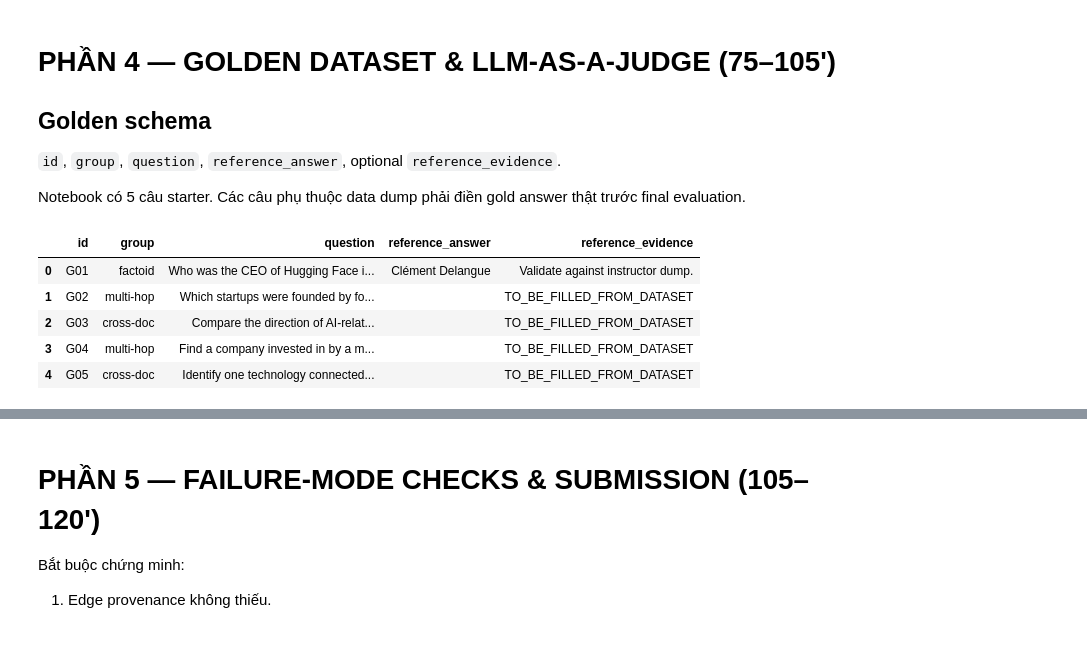
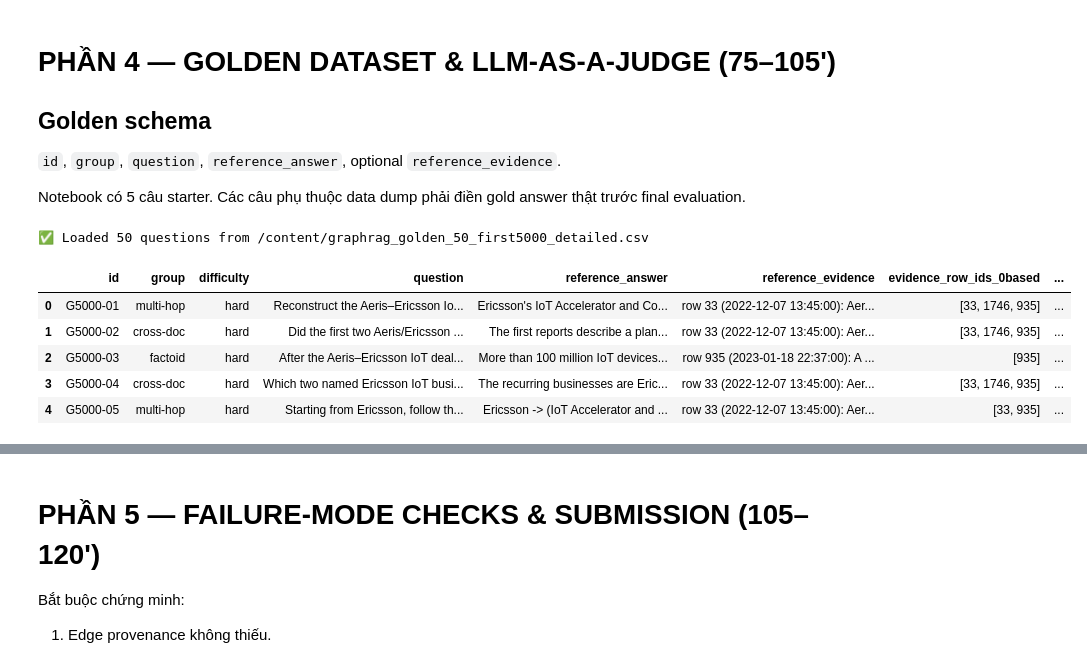
Before and after one commit to NguyenNhat4/K3-Track3-Lab19-GraphRAG, a Jupyter notebook: Day19_GraphRAG_vs_FlatRAG_Production_Lab_Guide.ipynb, the cells around one changed output, grey strips where cells are left out. Saved outputs shown, nothing was run; the diff lists cells and outputs as text; code cells hidden in the pictures.

```diff
--- a/Day19_GraphRAG_vs_FlatRAG_Production_Lab_Guide.ipynb
+++ b/Day19_GraphRAG_vs_FlatRAG_Production_Lab_Guide.ipynb
@@ -1329,60 +1329,45 @@ def answer_graph_rag(question):
 
 Notebook có 5 câu starter. Các câu phụ thuộc data dump phải điền gold answer thật trước final evaluation.
 # %%
-#@title 4.1 — 5 câu Golden starter
-GOLDEN_PATH = "/content/golden_dataset.csv"
+import pandas as pd
+from pathlib import Path
 
-starter_golden = pd.DataFrame([
-    {
-        "id":"G01","group":"factoid",
-        "question":"Who was the CEO of Hugging Face in 2023?",
-        "reference_answer":"Clément Delangue",
-        "reference_evidence":"Validate against instructor dump."
-    },
-    {
-        "id":"G02","group":"multi-hop",
-        "question":"Which startups were founded by former Microsoft employees and later received investment from Google?",
-        "reference_answer":"",
-        "reference_evidence":"TO_BE_FILLED_FROM_DATASET"
-    },
-    {
-        "id":"G03","group":"cross-doc",
-        "question":"Compare the direction of AI-related investments by Meta and Apple during 2023 using evidence from multiple articles.",
-        "reference_answer":"",
-        "reference_evidence":"TO_BE_FILLED_FROM_DATASET"
-    },
-    {
-        "id":"G04","group":"multi-hop",
-        "question":"Find a company invested in by a major technology company that also developed a named AI technology; identify both relations and dates.",
-        "reference_answer":"",
-        "reference_evidence":"TO_BE_FILLED_FROM_DATASET"
-    },
-    {
-        "id":"G05","group":"cross-doc",
-        "question":"Identify one technology connected to the same company in at least two news chunks and summarize how the relationship changed over time.",
-        "reference_answer":"",
-        "reference_evidence":"TO_BE_FILLED_FROM_DATASET"
-    },
-])
+# Updated path to the file you just uploaded
+GOLDEN_PATH = "/content/graphrag_golden_50_first5000_detailed.csv"
 
-golden_df = pd.read_csv(GOLDEN_PATH) if Path(GOLDEN_PATH).exists() else starter_golden.copy()
-display(golden_df)
+if Path(GOLDEN_PATH).exists():
+    golden_df = pd.read_csv(GOLDEN_PATH)
+    print(f"✅ Loaded {len(golden_df)} questions from {GOLDEN_PATH}")
+else:
+    print(f"⚠️ {GOLDEN_PATH} not found. Please ensure the file is uploaded to /content/.")
+    # Fallback to starter
+    starter_golden = pd.DataFrame([
+        {"id":"G01","group":"factoid","question":"Who was the CEO of Hugging Face in 2023?","reference_answer":"Clément Delangue","reference_evidence":""}
+    ])
+    golden_df = starter_golden.copy()
+
+display(golden_df.head())
 
 def validate_golden(df, require_answers=True):
-    required = {"id","group","question","reference_answer"}
+    # Standardize column names if necessary (id, group, question, reference_answer)
+    required = {"id", "group", "question", "reference_answer"}
     if not required.issubset(df.columns):
-        raise ValueError(f"Missing columns: {required-set(df.columns)}")
+        raise ValueError(f"Missing columns in CSV: {required - set(df.columns)}")
+
     if require_answers and df.reference_answer.fillna("").str.strip().eq("").any():
-        display(df[df.reference_answer.fillna("").str.strip().eq("")][["id","question"]])
-        raise ValueError("Điền reference_answer trước final evaluation.")
+        empty = df[df.reference_answer.fillna("").str.strip().eq("")]
+        display(empty[["id","question"]])
+        raise ValueError("Một số câu hỏi trong file CSV mới thiếu 'reference_answer'. Vui lòng điền đầy đủ trước khi chạy Evaluation.")
+
     print("✅ Golden Dataset valid.")
 # %% [output]
+✅ Loaded 50 questions from /content/graphrag_golden_50_first5000_detailed.csv
-|  | id | group | question | reference_answer | reference_evidence |
-| 0 | G01 | factoid | Who was the CEO of Hugging Face i... | Clément Delangue | Validate against instructor dump. |
-| 1 | G02 | multi-hop | Which startups were founded by fo... |  | TO_BE_FILLED_FROM_DATASET |
-| 2 | G03 | cross-doc | Compare the direction of AI-relat... |  | TO_BE_FILLED_FROM_DATASET |
-| 3 | G04 | multi-hop | Find a company invested in by a m... |  | TO_BE_FILLED_FROM_DATASET |
-| 4 | G05 | cross-doc | Identify one technology connected... |  | TO_BE_FILLED_FROM_DATASET |
+|  | id | group | difficulty | question | reference_answer | reference_evidence | evidence_row_ids_0based | ... |
+| 0 | G5000-01 | multi-hop | hard | Reconstruct the Aeris–Ericsson Io... | Ericsson's IoT Accelerator and Co... | row 33 (2022-12-07 13:45:00): Aer... | [33, 1746, 935] | ... |
+| 1 | G5000-02 | cross-doc | hard | Did the first two Aeris/Ericsson ... | The first reports describe a plan... | row 33 (2022-12-07 13:45:00): Aer... | [33, 1746, 935] | ... |
+| 2 | G5000-03 | factoid | hard | After the Aeris–Ericsson IoT deal... | More than 100 million IoT devices... | row 935 (2023-01-18 22:37:00): A ... | [935] | ... |
+| 3 | G5000-04 | cross-doc | hard | Which two named Ericsson IoT busi... | The recurring businesses are Eric... | row 33 (2022-12-07 13:45:00): Aer... | [33, 1746, 935] | ... |
+| 4 | G5000-05 | multi-hop | hard | Starting from Ericsson, follow th... | Ericsson -> (IoT Accelerator and ... | row 33 (2022-12-07 13:45:00): Aer... | [33, 935] | ... |
 # %%
 #@title 4.2 — LLM-as-a-Judge
 JUDGE_SYSTEM = """
```
Also changed, not shown: parts of 2 cells of this notebook.
